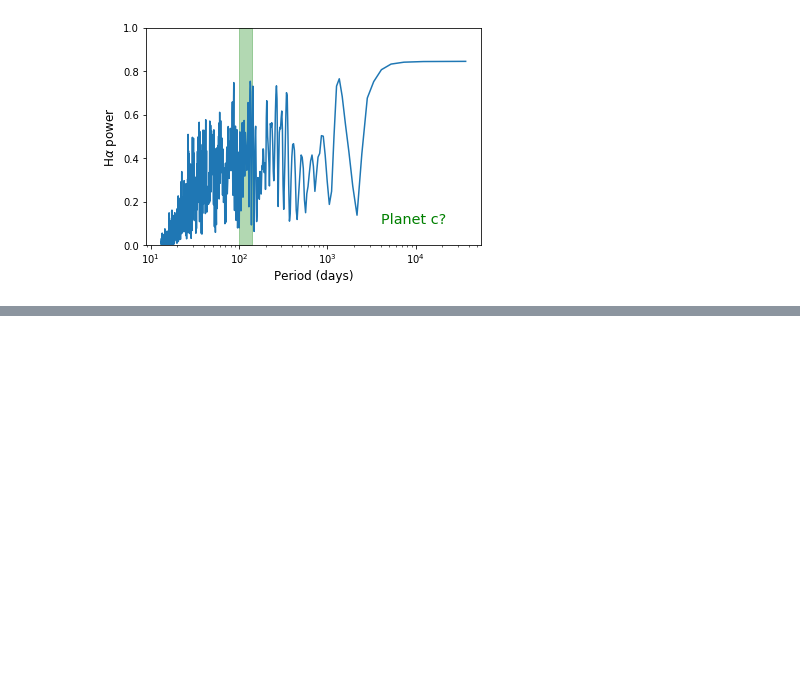
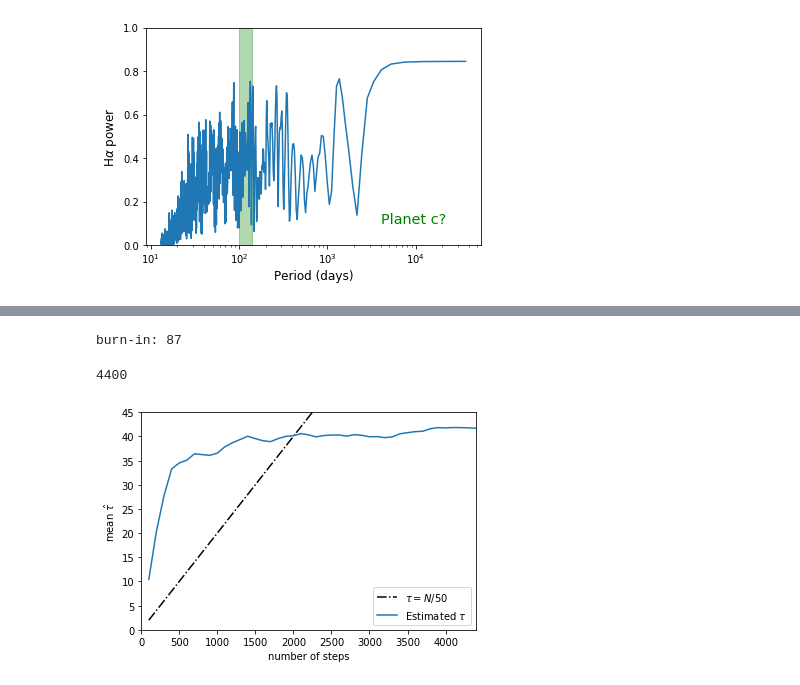
Before and after one commit to JinbiaoJi/100Earths-GP, a Jupyter notebook: longterm_exponential_ha.ipynb, the cells around one changed output, grey strips where cells are left out. Cells and saved outputs as stored; diff of their text form; code cells hidden in the pictures; blank space fills up the shorter version.

```diff
--- a/longterm_exponential_ha.ipynb
+++ b/longterm_exponential_ha.ipynb
@@ -242,0 +306,23 @@ Mean acceptance fraction: 0.593
+# %%
+burnin = int(2*np.max(tau))
+print('burn-in: {}'.format(burnin))
+# %% [output]
+burn-in: 87
+# %%
+sampler.iteration
+# %% [output]
+4400
+# %%
+n = 100*np.arange(1, index+1)
+y = autocorr[:index]
+#plt.plot(n, n / 100.0, "--k", label=r'$\tau = N/100$')
+plt.plot(n, n / 50.0, "-.k",label=r'$\tau = N/50$')
+plt.plot(n, y, label = r'Estimated $\tau$')
+plt.xlim(0, n.max())
+plt.ylim(0, y.max() + 0.1*(y.max() - y.min()))
+plt.xlabel("number of steps")
+plt.ylabel(r"mean $\hat{\tau}$");
+plt.legend()
+plt.show()
+# %% [output]
+[figure, added]
```
Also changed, not shown: parts of 9 cells of this notebook, 4 other files.
